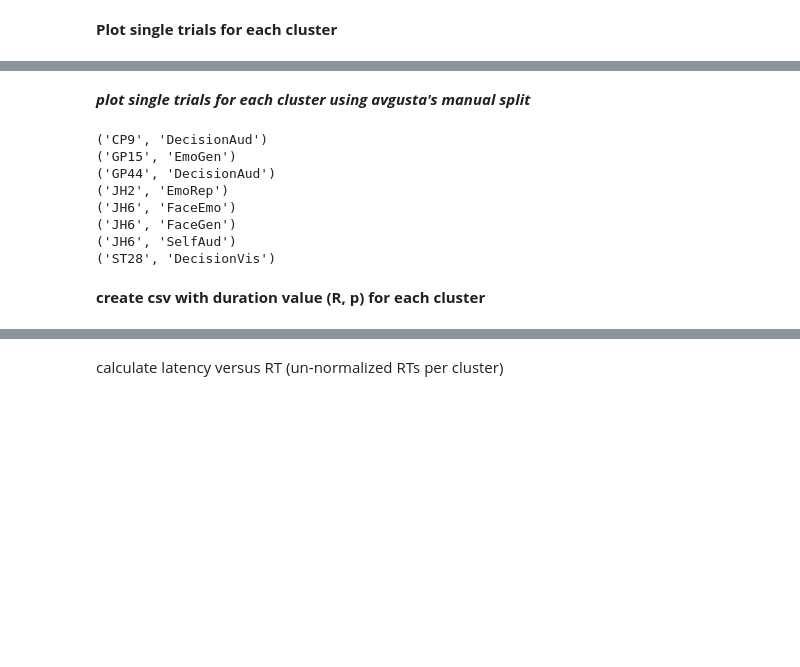
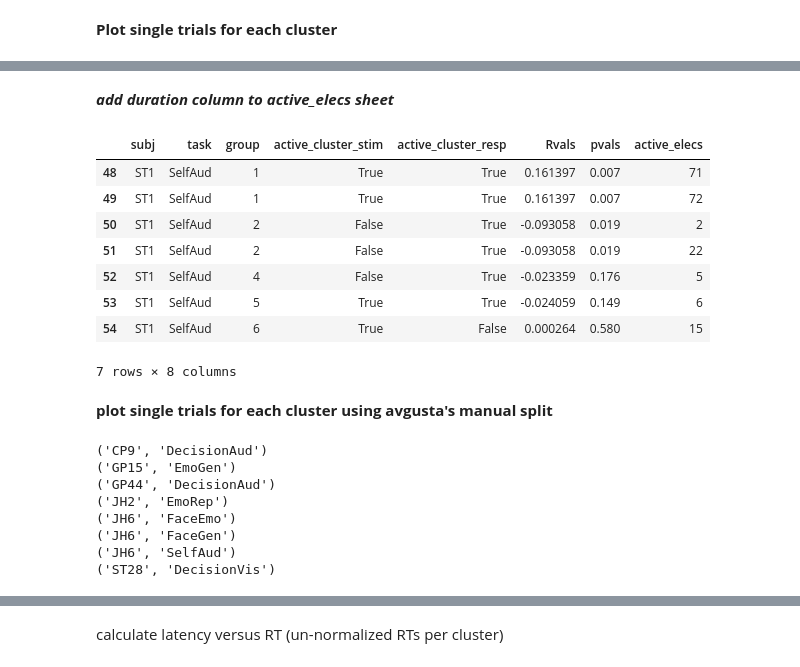
Before and after one commit to matarhaller/ECOGpy, a Jupyter notebook: clusters_singletrials.ipynb, the cells around one changed output, grey strips where cells are left out. Drawn from its saved outputs; the diff is of its cells as text; code cells hidden in the pictures; blank space fills up the shorter version.

```diff
--- a/clusters_singletrials.ipynb
+++ b/clusters_singletrials.ipynb
@@ -87,5 +139,29 @@ for i in np.arange(len(lines)):
+# %% [markdown]
+***add duration column to active_elecs sheet***
+# %%
+df_active = pd.DataFrame.from_csv(os.path.join(SJdir,'PCA', 'hclust','groupidx_activeclusters_hclust.csv'))
+
+df_dur = pd.DataFrame.from_csv(os.path.join(SJdir, 'PCA', 'duration_hclust' ,'dur_clusters.csv'))
+
+df_all = pd.merge(df_dur, df_active)
+
+df_all = df_all[['subj','task', 'group','active_cluster_stim','active_cluster_resp',  'Rvals', 'pvals', 'active_elecs']]
+
+df_all.to_csv(os.path.join(SJdir, 'PCA', 'duration_hclust', 'groupidx_activeclusters_hclust_withduration.csv'))
+# %%
+df_all[(df_all.subj.isin(['ST1'])) & (df_all.task.isin(['SelfAud']))]
+# %% [output]
+|  | subj | task | group | active_cluster_stim | active_cluster_resp | Rvals | pvals | active_elecs |
+| 48 | ST1 | SelfAud | 1 | True | True | 0.161397 | 0.007 | 71 |
+| 49 | ST1 | SelfAud | 1 | True | True | 0.161397 | 0.007 | 72 |
+| 50 | ST1 | SelfAud | 2 | False | True | -0.093058 | 0.019 | 2 |
+| 51 | ST1 | SelfAud | 2 | False | True | -0.093058 | 0.019 | 22 |
+| 52 | ST1 | SelfAud | 4 | False | True | -0.023359 | 0.176 | 5 |
+| 53 | ST1 | SelfAud | 5 | True | True | -0.024059 | 0.149 | 6 |
+| 54 | ST1 | SelfAud | 6 | True | False | 0.000264 | 0.580 | 15 |
+7 rows × 8 columns
 # %% [markdown]
-***<b> plot single trials for each cluster using avgusta's manual split </b>***
+<b> plot single trials for each cluster using avgusta's manual split </b>
 # %%
 #read in electrode clusters
 datafolder = '/Users/matar/Dropbox/PCA_elecs/'
@@ -160,5 +236,3 @@ for s_t, dfg in df.groupby(['subj','task']):
 ('JH6', 'FaceGen')
 ('JH6', 'SelfAud')
 ('ST28', 'DecisionVis')
-# %% [markdown]
-<b>create csv with duration value (R, p) for each cluster</b>
```
Also changed, not shown: parts of 10 cells of this notebook, 13 other files.
